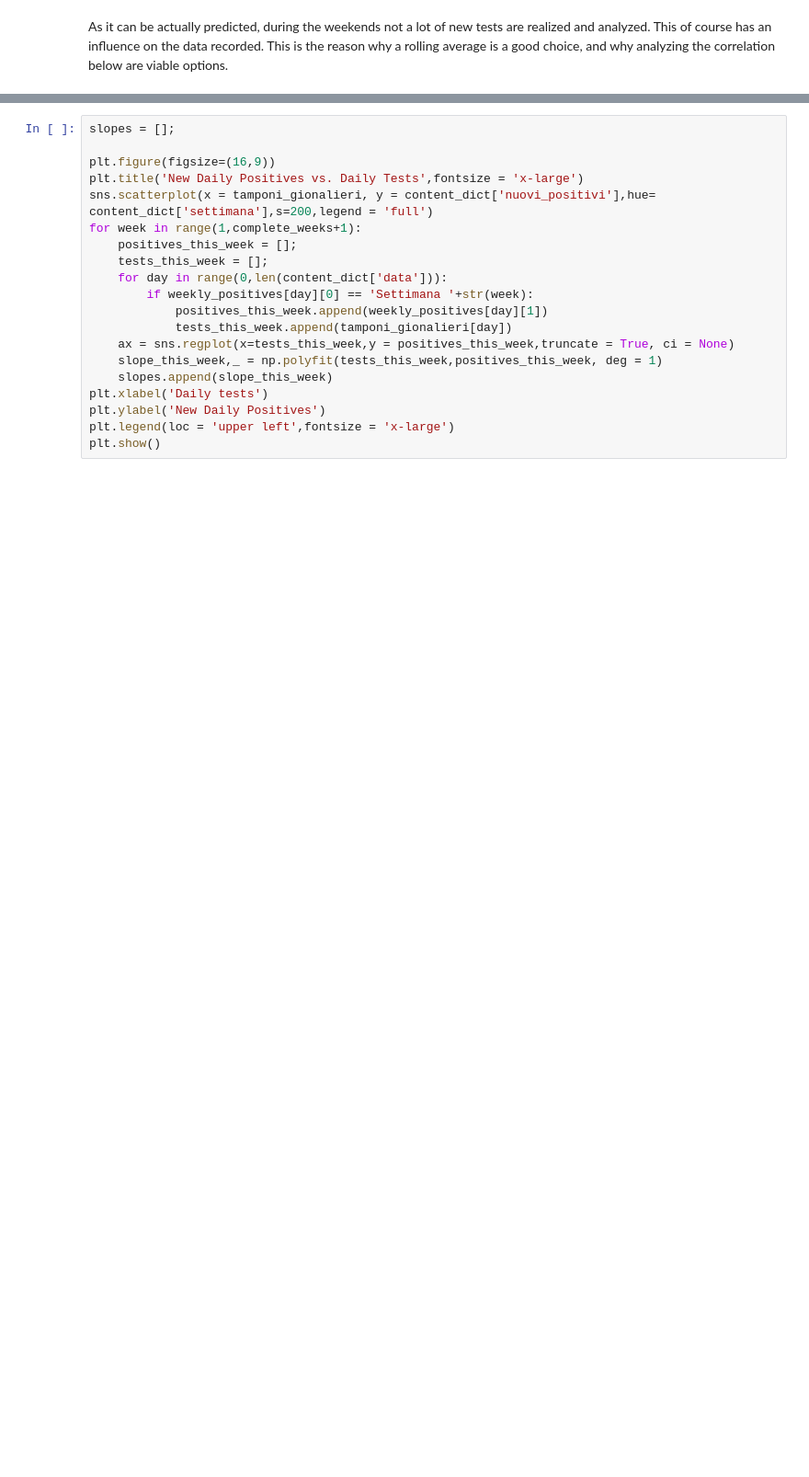
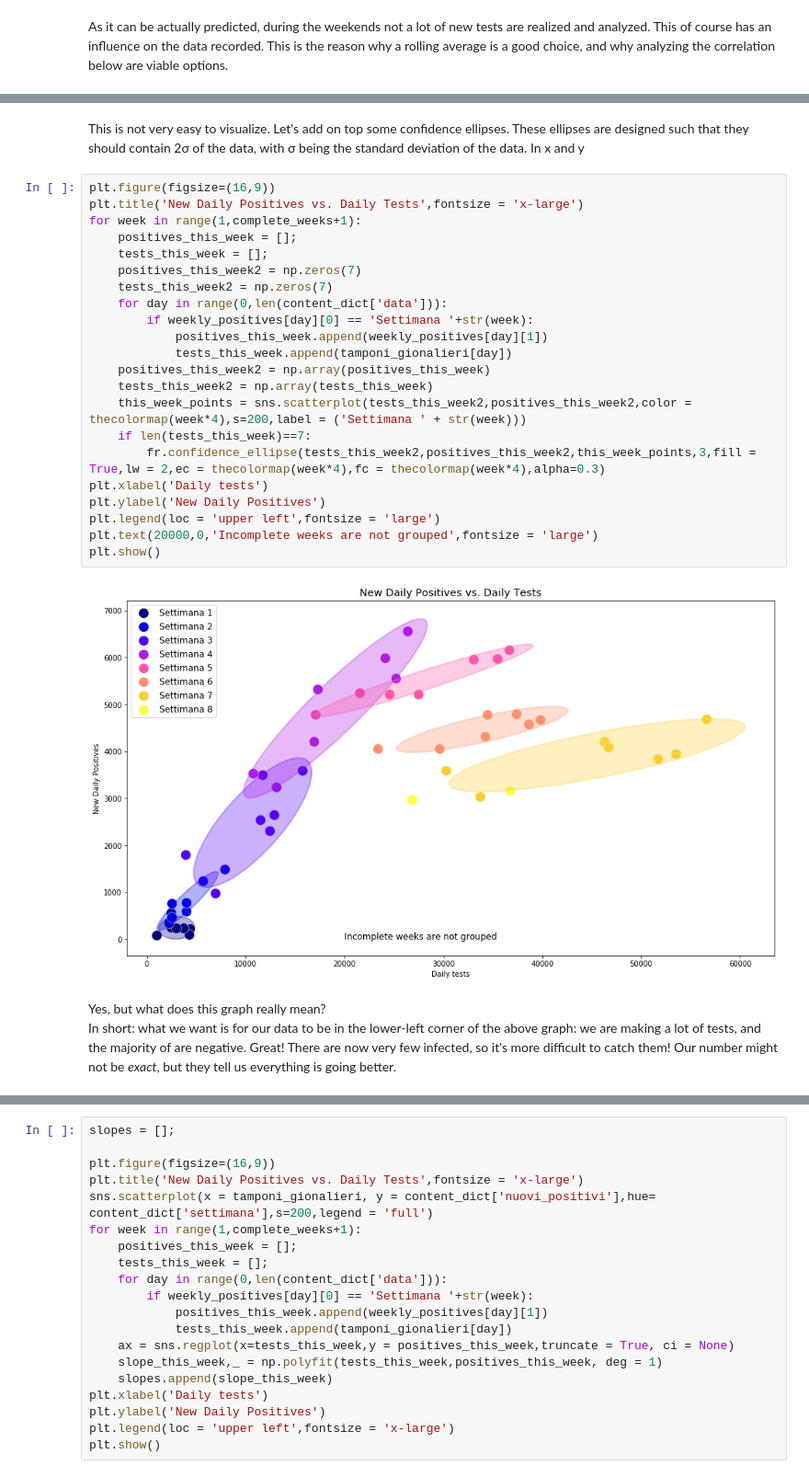
Before and after one commit to FReina/COVID-19, a Jupyter notebook: analysis_v0.2.ipynb, the cells around one changed output, grey strips where cells are left out. Shown at 92% size. Cells and saved outputs as stored; diff of their text form; blank space fills up the shorter version.

```diff
--- a/analysis_v0.2.ipynb
+++ b/analysis_v0.2.ipynb
@@ -370 +404,31 @@ plt.show()
+# %% [markdown]
+This is not very easy to visualize. Let's add on top some confidence ellipses.
+These ellipses are designed such that they should contain 2&sigma; of the data, with &sigma; being the standard deviation of the data. In x and y
+# %%
+plt.figure(figsize=(16,9))
+plt.title('New Daily Positives vs. Daily Tests',fontsize = 'x-large')
+for week in range(1,complete_weeks+1):
+    positives_this_week = [];
+    tests_this_week = [];
+    positives_this_week2 = np.zeros(7)
+    tests_this_week2 = np.zeros(7)
+    for day in range(0,len(content_dict['data'])):
+        if weekly_positives[day][0] == 'Settimana '+str(week):
+            positives_this_week.append(weekly_positives[day][1])
+            tests_this_week.append(tamponi_gionalieri[day])
+    positives_this_week2 = np.array(positives_this_week)
+    tests_this_week2 = np.array(tests_this_week)
+    this_week_points = sns.scatterplot(tests_this_week2,positives_this_week2,color = thecolormap(week*4),s=200,label = ('Settimana ' + str(week)))
+    if len(tests_this_week)==7:
+        fr.confidence_ellipse(tests_this_week2,positives_this_week2,this_week_points,3,fill = True,lw = 2,ec = thecolormap(week*4),fc = thecolormap(week*4),alpha=0.3)
+plt.xlabel('Daily tests')
+plt.ylabel('New Daily Positives')
+plt.legend(loc = 'upper left',fontsize = 'large')
+plt.text(20000,0,'Incomplete weeks are not grouped',fontsize = 'large')
+plt.show()
+# %% [output]
+[figure, added]
+# %% [markdown]
+Yes, but what does this graph really mean?
+In short: what we want is for our data to be in the lower-left corner of the above graph: we are making a lot of tests, and the majority of are negative. Great! There are now very few infected, so it's more difficult to catch them! Our number might not be _exact_, but they tell us everything is going better.
 # %% [markdown]
```
Also changed, not shown: parts of 8 cells of this notebook, 1 other file.
